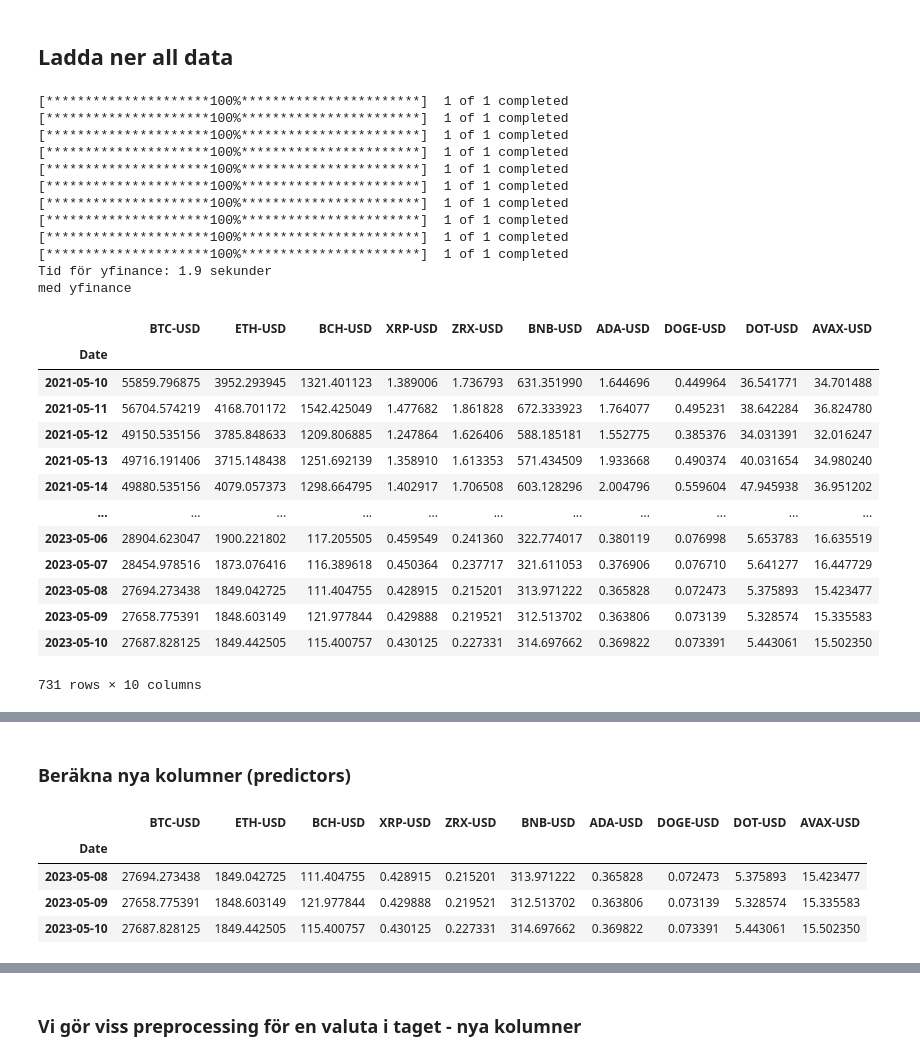
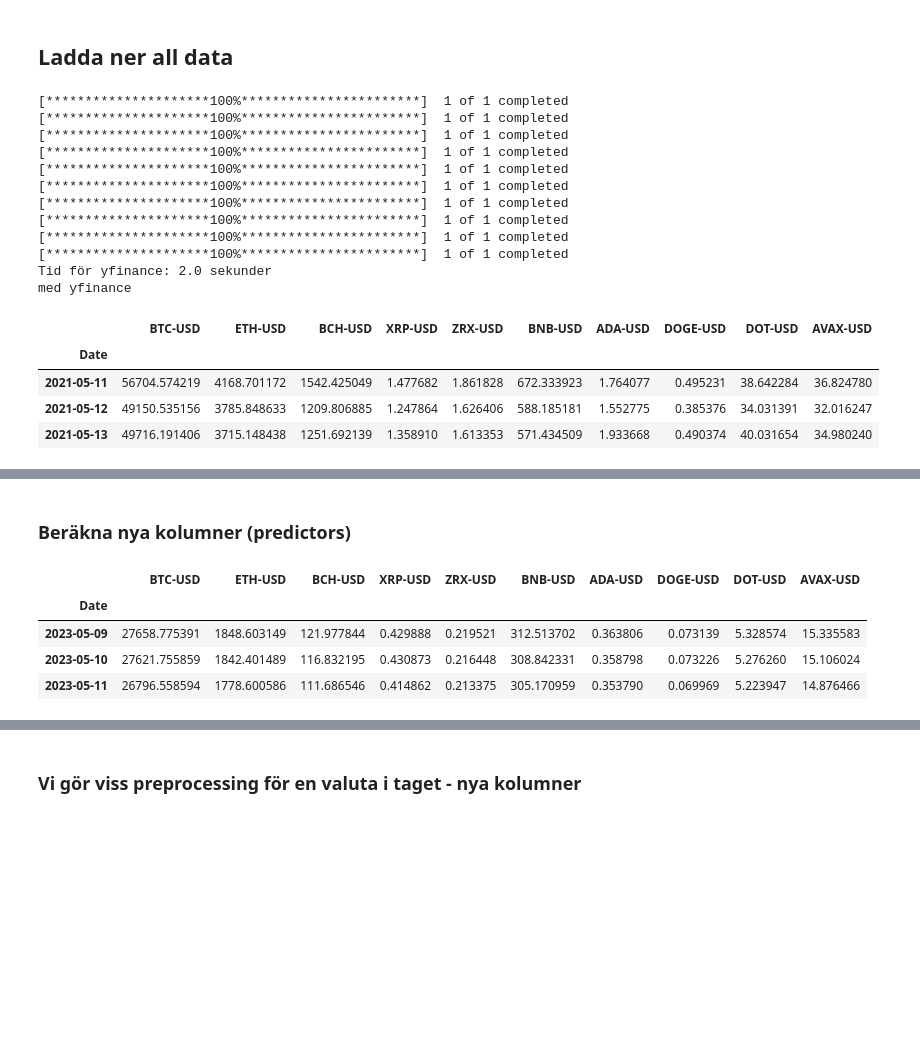
Before and after one commit to carokanns/the_new_Krypto, a Jupyter notebook: my_testa_modeller.ipynb, the cells around one changed output, grey strips where cells are left out. Cells and saved outputs as stored; diff of their text form; code cells hidden in the pictures; blank space fills up the shorter version.

Commit message:
Inkluderar Volume. Vi har en ny ML-modell (XGB)

```diff
--- a/my_testa_modeller.ipynb
+++ b/my_testa_modeller.ipynb
@@ -248,49 +253,47 @@ plt.show()
 # %%
 import time
 def get_all(tickers):
     # starta timer
     start = time.time()
     # Funktionen används inte just nu
-    df = pd.DataFrame()
+    df_curr = pd.DataFrame()
+    df_vol = pd.DataFrame()
     for ticker in tickers:
         # all_tickers = yf.download(ticker)
-        df[ticker] = yf.download(ticker, period='24mo')['Close']
-
-    df.index = pd.to_datetime(df.index)
+        yf_data = yf.download(ticker, period='24mo')
+        yf_data = yf_data[['Close', 'Volume']]
+        yf_data.columns = [ticker, 'Volume']
+        df_curr[ticker] = yf_data[ticker]
+        df_vol[ticker] = yf_data['Volume']
+    df_curr.index = pd.to_datetime(df_curr.index)
+    df_vol.index = pd.to_datetime(df_vol.index)
     # skriv ut hur lång tid det tog i sekunder avrundat till 1 decimal
     print(f'Tid för yfinance: {round(time.time() - start, 1)} sekunder')
-    return df
+    return df_curr, df_vol
 
-df_org = get_all(tickers)
+df_curr, df_vol = get_all(tickers)
 
 # interpolate missing values
-df_org.interpolate(method='linear',inplace=True)
+df_curr.interpolate(method='linear',inplace=True)
+df_vol.interpolate(method='linear',inplace=True)
 print('med yfinance')
-df_org
+display(df_curr.head(3))
+display(df_vol.head(3))
 # %% [output]
 [*********************100%***********************]  1 of 1 completed
 [*********************100%***********************]  1 of 1 completed
 [*********************100%***********************]  1 of 1 completed
 [*********************100%***********************]  1 of 1 completed
 [*********************100%***********************]  1 of 1 completed
 [*********************100%***********************]  1 of 1 completed
 [*********************100%***********************]  1 of 1 completed
 [*********************100%***********************]  1 of 1 completed
 [*********************100%***********************]  1 of 1 completed
 [*********************100%***********************]  1 of 1 completed
-Tid för yfinance: 1.9 sekunder
+Tid för yfinance: 2.0 sekunder
 med yfinance
 |  | BTC-USD | ETH-USD | BCH-USD | XRP-USD | ZRX-USD | BNB-USD | ADA-USD | DOGE-USD | DOT-USD | AVAX-USD |
 | Date |  |  |  |  |  |  |  |  |  |  |
-| 2021-05-10 | 55859.796875 | 3952.293945 | 1321.401123 | 1.389006 | 1.736793 | 631.351990 | 1.644696 | 0.449964 | 36.541771 | 34.701488 |
 | 2021-05-11 | 56704.574219 | 4168.701172 | 1542.425049 | 1.477682 | 1.861828 | 672.333923 | 1.764077 | 0.495231 | 38.642284 | 36.824780 |
 | 2021-05-12 | 49150.535156 | 3785.848633 | 1209.806885 | 1.247864 | 1.626406 | 588.185181 | 1.552775 | 0.385376 | 34.031391 | 32.016247 |
 | 2021-05-13 | 49716.191406 | 3715.148438 | 1251.692139 | 1.358910 | 1.613353 | 571.434509 | 1.933668 | 0.490374 | 40.031654 | 34.980240 |
-| 2021-05-14 | 49880.535156 | 4079.057373 | 1298.664795 | 1.402917 | 1.706508 | 603.128296 | 2.004796 | 0.559604 | 47.945938 | 36.951202 |
-| ... | ... | ... | ... | ... | ... | ... | ... | ... | ... | ... |
-| 2023-05-06 | 28904.623047 | 1900.221802 | 117.205505 | 0.459549 | 0.241360 | 322.774017 | 0.380119 | 0.076998 | 5.653783 | 16.635519 |
-| 2023-05-07 | 28454.978516 | 1873.076416 | 116.389618 | 0.450364 | 0.237717 | 321.611053 | 0.376906 | 0.076710 | 5.641277 | 16.447729 |
-| 2023-05-08 | 27694.273438 | 1849.042725 | 111.404755 | 0.428915 | 0.215201 | 313.971222 | 0.365828 | 0.072473 | 5.375893 | 15.423477 |
-| 2023-05-09 | 27658.775391 | 1848.603149 | 121.977844 | 0.429888 | 0.219521 | 312.513702 | 0.363806 | 0.073139 | 5.328574 | 15.335583 |
-| 2023-05-10 | 27687.828125 | 1849.442505 | 115.400757 | 0.430125 | 0.227331 | 314.697662 | 0.369822 | 0.073391 | 5.443061 | 15.502350 |
-731 rows × 10 columns
@@ -326,12 +334,12 @@ def fit_predict(train, test, target, predictors, model, proba_val=None):
 # %% [markdown]
 ### Beräkna nya kolumner (predictors)
 # %%
-df_org.tail(3)
+df_curr.tail(3)
 # %% [output]
 |  | BTC-USD | ETH-USD | BCH-USD | XRP-USD | ZRX-USD | BNB-USD | ADA-USD | DOGE-USD | DOT-USD | AVAX-USD |
 | Date |  |  |  |  |  |  |  |  |  |  |
-| 2023-05-08 | 27694.273438 | 1849.042725 | 111.404755 | 0.428915 | 0.215201 | 313.971222 | 0.365828 | 0.072473 | 5.375893 | 15.423477 |
 | 2023-05-09 | 27658.775391 | 1848.603149 | 121.977844 | 0.429888 | 0.219521 | 312.513702 | 0.363806 | 0.073139 | 5.328574 | 15.335583 |
-| 2023-05-10 | 27687.828125 | 1849.442505 | 115.400757 | 0.430125 | 0.227331 | 314.697662 | 0.369822 | 0.073391 | 5.443061 | 15.502350 |
+| 2023-05-10 | 27621.755859 | 1842.401489 | 116.832195 | 0.430873 | 0.216448 | 308.842331 | 0.358798 | 0.073226 | 5.276260 | 15.106024 |
+| 2023-05-11 | 26796.558594 | 1778.600586 | 111.686546 | 0.414862 | 0.213375 | 305.170959 | 0.353790 | 0.069969 | 5.223947 | 14.876466 |
 # %%
 ### get the data ###
```
Also changed, not shown: parts of 23 cells of this notebook, 2 other files.
